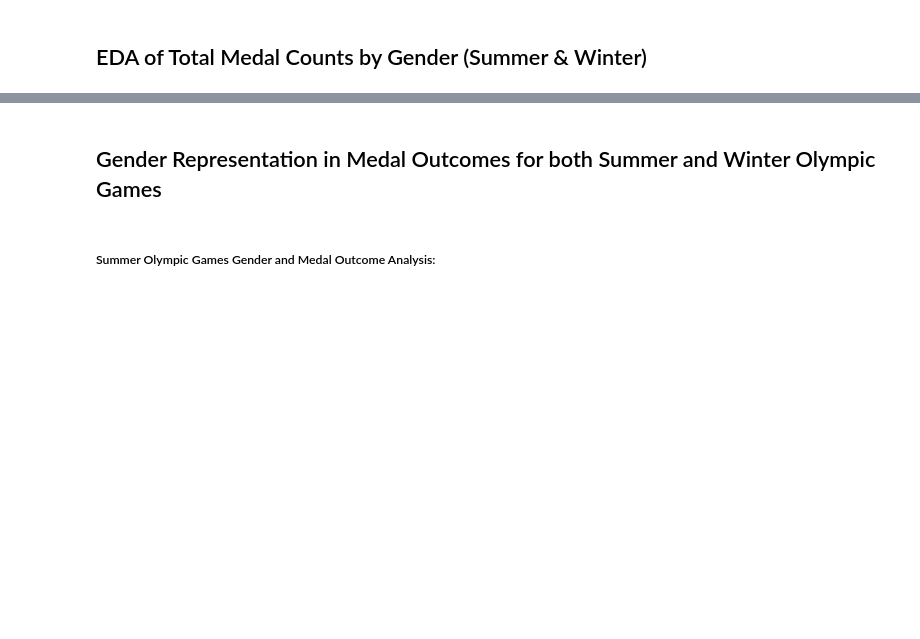
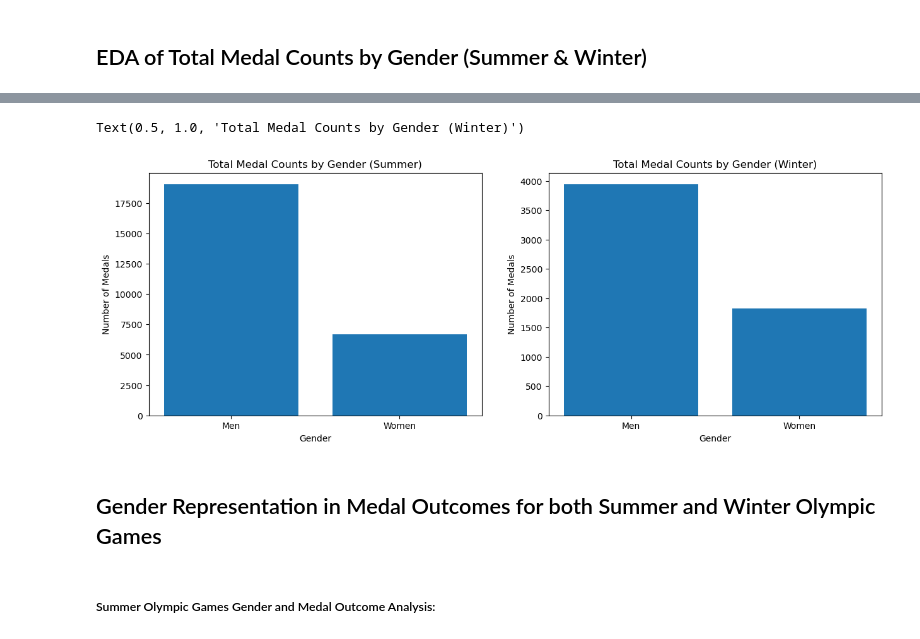
Before and after one commit to aliciag00/STAT206-Final, a Jupyter notebook: STAT 206 Final Project Report (Group 2).ipynb, the cells around one changed output, grey strips where cells are left out. Drawn from its saved outputs; the diff is of its cells as text; code cells hidden in the pictures; blank space fills up the shorter version.

```diff
--- a/STAT 206 Final Project Report (Group 2).ipynb
+++ b/STAT 206 Final Project Report (Group 2).ipynb
@@ -256,18 +398,21 @@ gender_total_winter
 # %%
 # Side by Side Bar Charts
 fig, axs = plt.subplots(1, 2, figsize = (15, 5))
 
 # Summer
-ax[0].bar(gender_total_summer.index, gender_total_summer.values)
-ax[0].set_xlabel("Gender")
-ax[0].set_ylabel("Number of Medals")
-ax[0].set_title("Total Medal Counts by Gender (Summer)")
+axs[0].bar(gender_total_summer.index, gender_total_summer.values)
+axs[0].set_xlabel("Gender")
+axs[0].set_ylabel("Number of Medals")
+axs[0].set_title("Total Medal Counts by Gender (Summer)")
 
 # Winter
-ax[1].bar(gender_total_winter.index, gender_total_winter.values)
-ax[1].set_xlabel("Gender")
-ax[1].set_ylabel("Number of Medals")
-ax[1].set_title("Total Medal Counts by Gender (Winter)")
+axs[1].bar(gender_total_winter.index, gender_total_winter.values)
+axs[1].set_xlabel("Gender")
+axs[1].set_ylabel("Number of Medals")
+axs[1].set_title("Total Medal Counts by Gender (Winter)")
+# %% [output]
+Text(0.5, 1.0, 'Total Medal Counts by Gender (Winter)')
+[figure, added]
 # %% [markdown]
 ## Gender Representation in Medal Outcomes for both Summer and Winter Olympic Games
 # %% [markdown]
```
Also changed, not shown: parts of 14 cells of this notebook, 1 other file.
